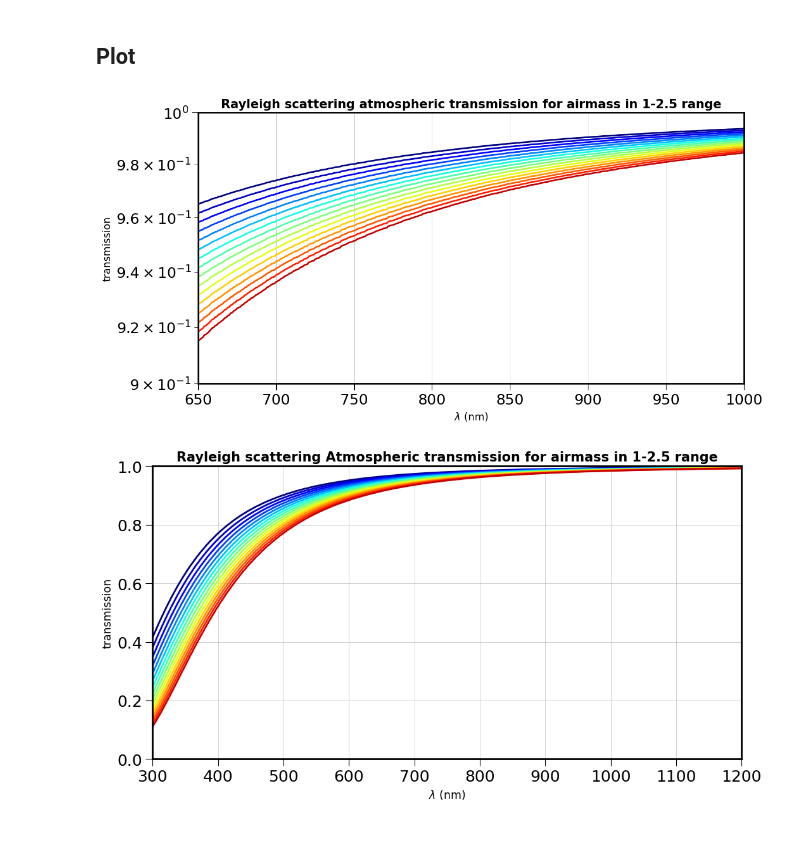
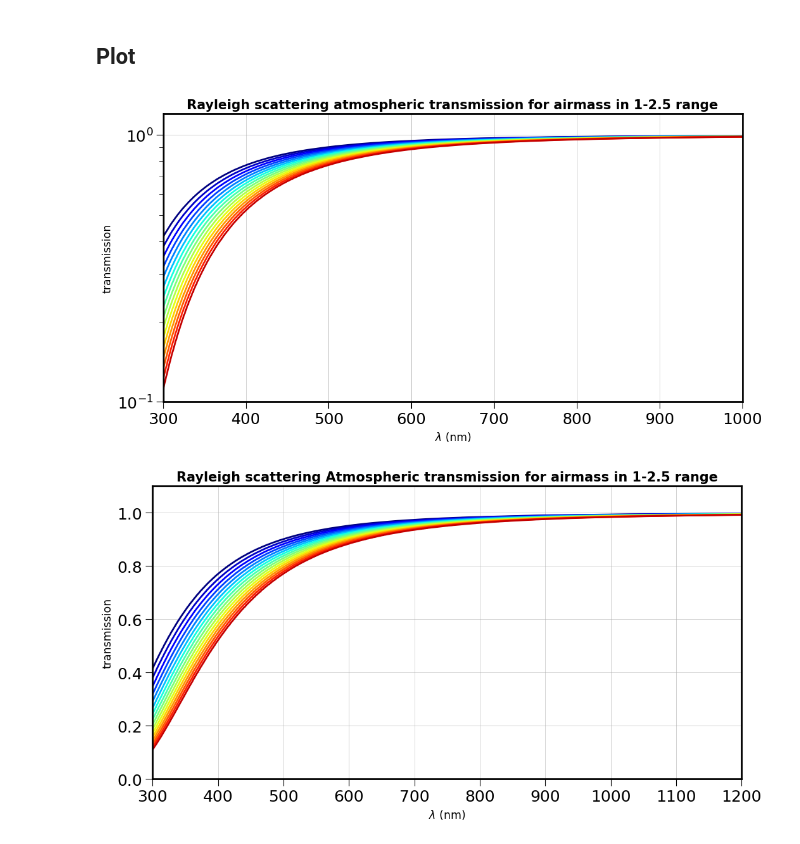
Before and after one commit to LSSTDESC/libradtranpy, a Jupyter notebook: docs/notebooks/libradtranpy/SimuRT_ScattPattern.ipynb, the cells around one changed output. Drawn from its saved outputs; the diff is of its cells as text; code cells hidden in the pictures.

```diff
--- a/docs/notebooks/libradtranpy/SimuRT_ScattPattern.ipynb
+++ b/docs/notebooks/libradtranpy/SimuRT_ScattPattern.ipynb
@@ -121,16 +121,16 @@ for index in np.arange(NBOBS):
 # %%
 for index in np.arange(NBOBS):
     plt.semilogy(wl,all_trans[index],'-',color=all_colors[index])
-plt.xlim(650,1000)
+plt.xlim(300,1000)
 plt.grid()
 plt.title(f"Rayleigh scattering atmospheric transmission for airmass in {AMMIN}-{AMMAX} range")
 plt.xlabel("$\\lambda$ (nm)")
 plt.ylabel("transmission")
-plt.ylim(0.9,1)
+plt.ylim(0.1,1.2)
 figname="multiscatttransmissionvsairmass_log.png"
 plt.savefig(figname)
 # %% [output]
-[figure, old version]
+[figure, new version]
 # %%
 for index in np.arange(NBOBS):
     plt.plot(wl,all_trans[index],'-',color=all_colors[index])
@@ -139,9 +139,9 @@ plt.grid()
 plt.title(f"Rayleigh scattering Atmospheric transmission for airmass in {AMMIN}-{AMMAX} range")
 plt.xlabel("$\\lambda$ (nm)")
 plt.ylabel("transmission")
-plt.ylim(0.,1)
+plt.ylim(0.,1.1)
 #plt.xlim(300,700)
 figname="multiscatttransmissionvsairmass_lin.png"
 plt.savefig(figname)
 # %% [output]
-[figure, old version]
+[figure, new version]
```
Also changed, not shown: parts of 1 cell of this notebook, 4 other files.
